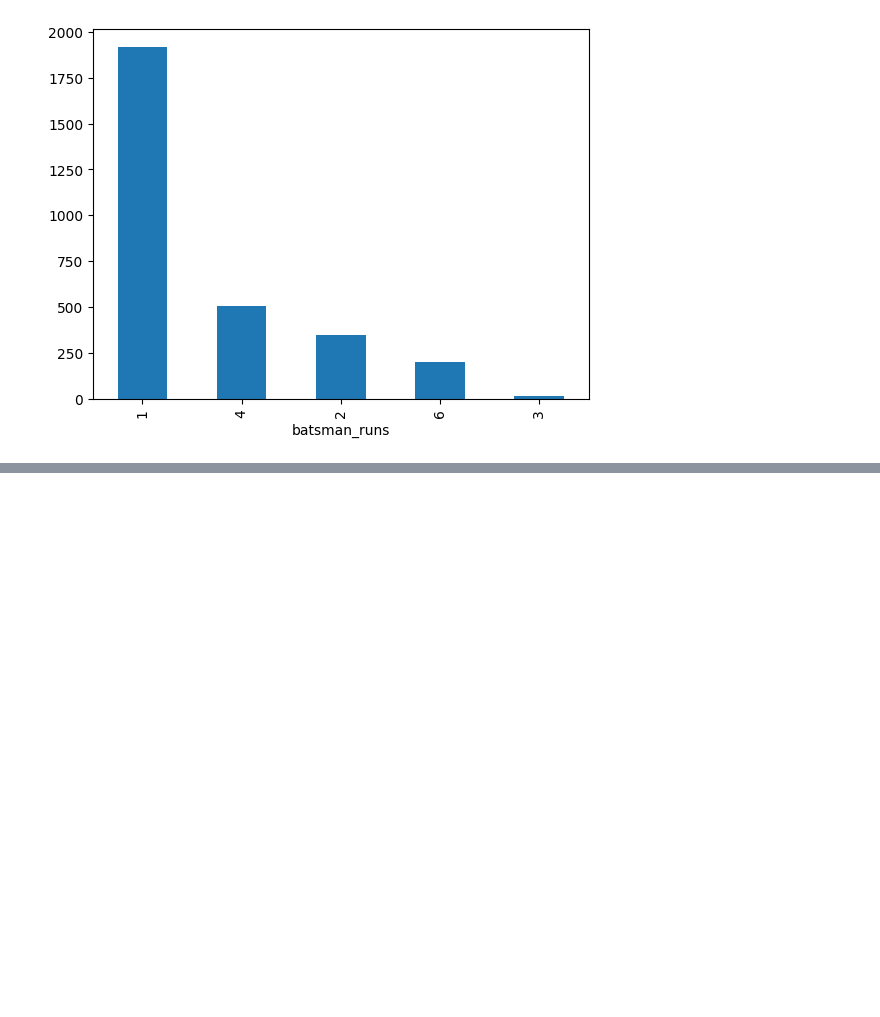
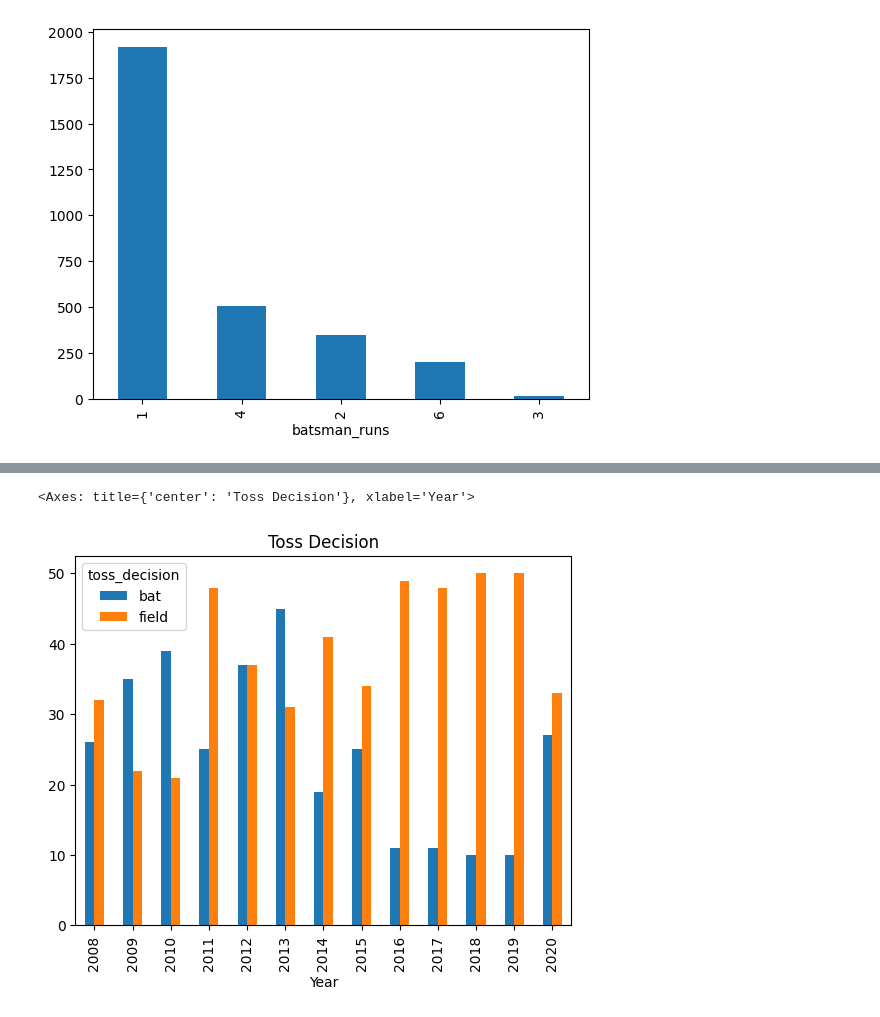
Before and after one commit to Nishantthakurrr/Sports-Data-Analysis-Ipl, a Jupyter notebook: Sports_Data_Analysis.ipynb, the cells around one changed output, grey strips where cells are left out. Drawn from its saved outputs; the diff is of its cells as text; code cells hidden in the pictures; blank space fills up the shorter version.

```diff
--- a/Sports_Data_Analysis.ipynb
+++ b/Sports_Data_Analysis.ipynb
@@ -255,0 +275,3 @@ Runs.plot(kind="bar") # As you can see virat kohli has most numbers of hits for
+# %%
+Matches_data["date"]=pd.to_datetime(Matches_data["date"])
+Matches_data["date"].dt.year
@@ -255,0 +297,10 @@ Runs.plot(kind="bar") # As you can see virat kohli has most numbers of hits for
+# %%
+Matches_data["Year"]=Matches_data["date"].dt.year
+Matches_data["Year"].
+# %%
+#
+Matches_data.pivot_table(index="Year", columns="toss_decision", values="toss_winner", aggfunc="count"),
+Matches_data.pivot_table(index="Year", columns="toss_decision", values="toss_winner", aggfunc="count").plot(kind="bar", title="Toss Decision")
+# %% [output]
+<Axes: title={'center': 'Toss Decision'}, xlabel='Year'>
+[figure, added]
```
Also changed, not shown: parts of 10 cells of this notebook.
